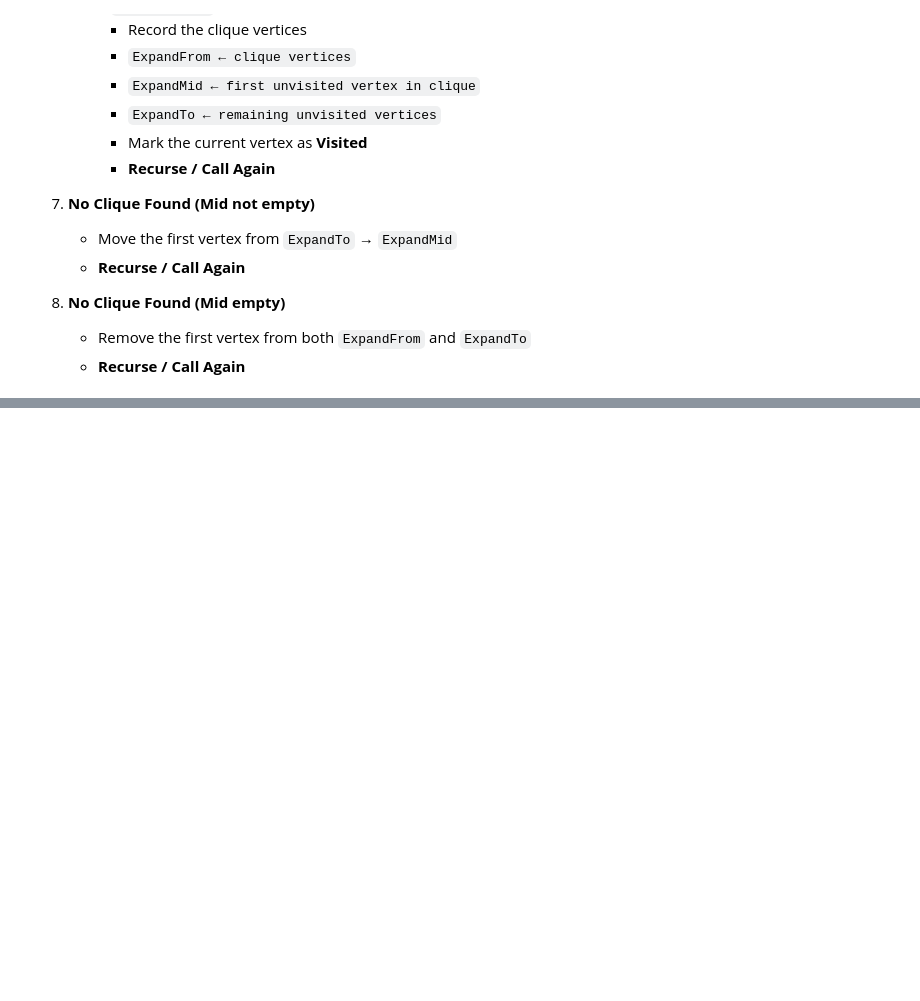
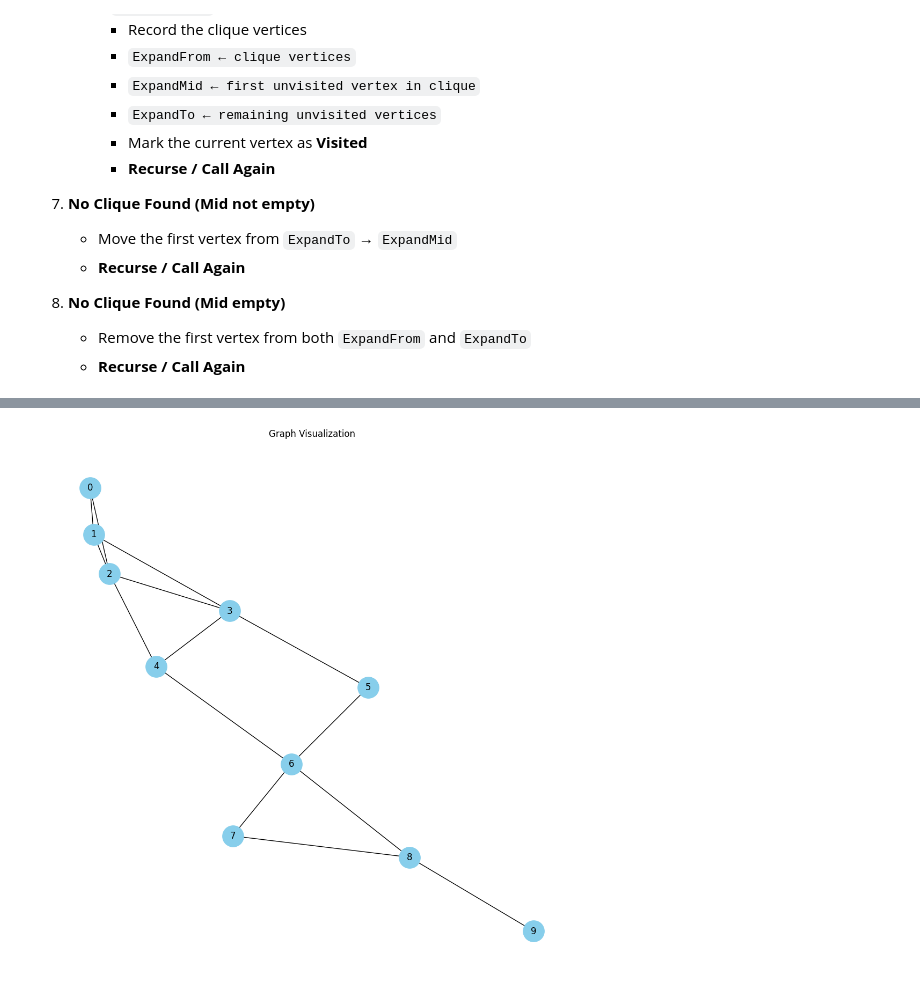
Before and after one commit to wajidmanzoor/adaptiveBKAlgo, a Jupyter notebook: notes.ipynb, the cells around one changed output, grey strips where cells are left out. Cells and saved outputs as stored; diff of their text form; code cells hidden in the pictures; blank space fills up the shorter version.

```diff
--- a/notes.ipynb
+++ b/notes.ipynb
@@ -95,0 +223,13 @@ Hence, v can never generate a new maximal clique that doesn’t already include
+# %%
+filename = "orginal/data/test8.txt"   # <-- change to your file name
+G = read_custom_graph(filename)
+
+
+# Plot
+plt.figure(figsize=(10,10))
+pos = nx.spring_layout(G, seed=42)  # nice layout
+nx.draw(G, pos, with_labels=True, node_size=800, node_color="skyblue", font_size=12)
+plt.title("Graph Visualization")
+plt.show()
+# %% [output]
+[figure, added]
```
Also changed, not shown: parts of 21 cells of this notebook, 12 other files.
